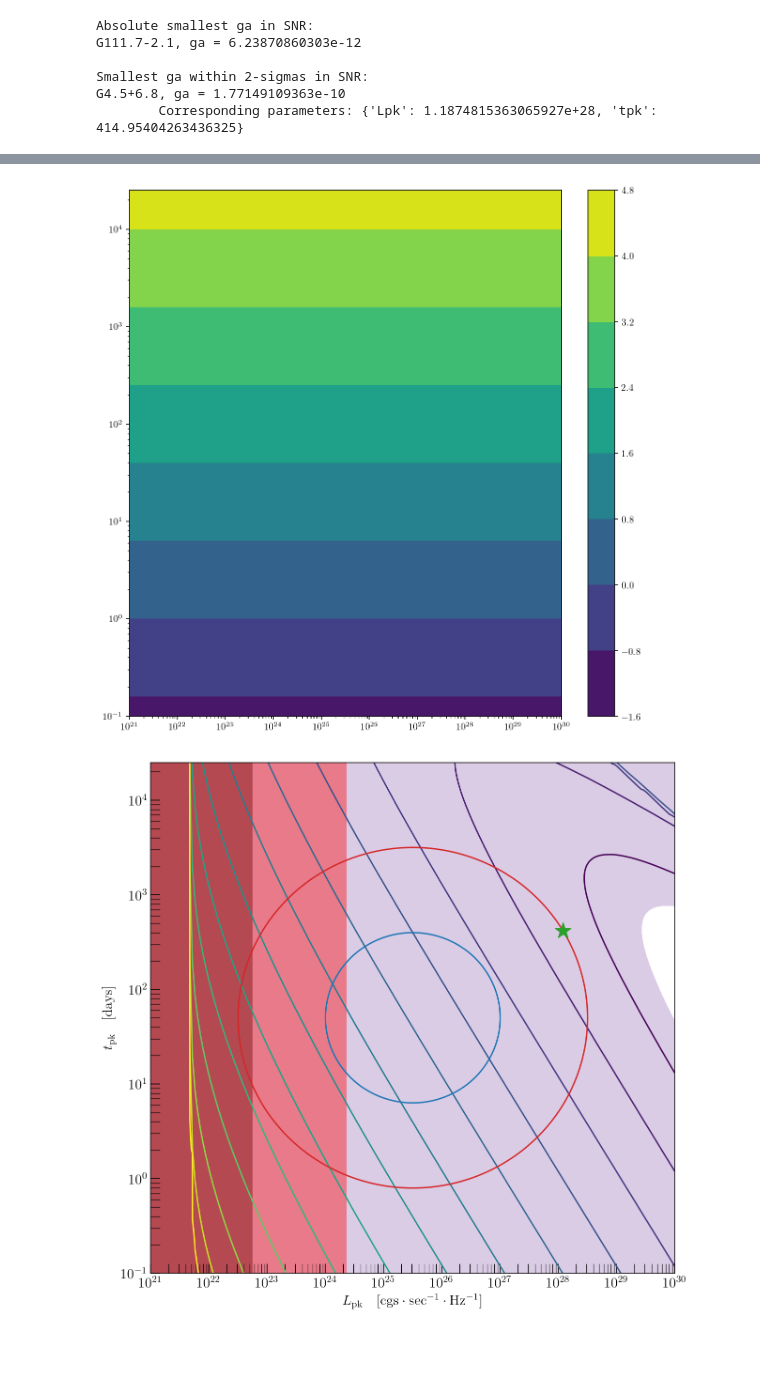
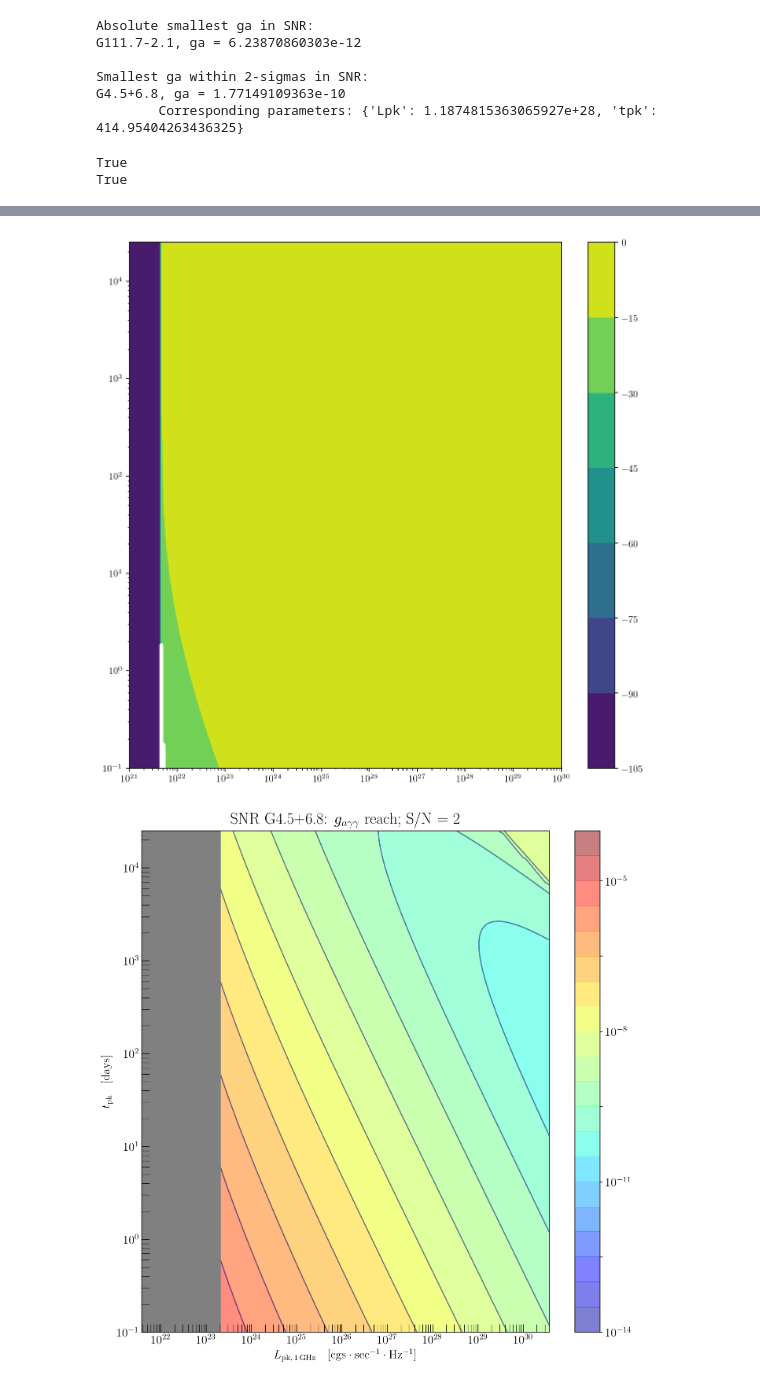
Before and after one commit to ManuelBuenAbad/snr_ghosts, a Jupyter notebook: workspace_notebooks/ws-8_param_space.ipynb, the cells around one changed output, grey strips where cells are left out. Saved outputs shown, nothing was run; the diff lists cells and outputs as text; code cells hidden in the pictures; blank space fills up the shorter version.

Commit message:
improved plots

```diff
--- a/workspace_notebooks/ws-8_param_space.ipynb
+++ b/workspace_notebooks/ws-8_param_space.ipynb
@@ -137,5 +141,16 @@ G111.7-2.1, ga = 6.23870860303e-12
 Smallest ga within 2-sigmas in SNR:
 G4.5+6.8, ga = 1.77149109363e-10
         Corresponding parameters: {'Lpk': 1.1874815363065927e+28, 'tpk': 414.95404263436325}
+# %%
+sorted_keys = sorted(min_ga, key=min_ga.__getitem__)
+sorted_sigs_keys = sorted(min_ga, key=min_ga_sigs.__getitem__)
+
+# [min_ga_sigs[key] for key in sorted_sigs_keys]
+# %%
+print(sorted_sigs_keys[0] == min_sigs_key)
+print(sorted_keys[0] == min_key)
+# %% [output]
+True
+True
 # %%
 # Exploring results:
@@ -214,12 +231,12 @@ t_trans=4.1e+00, t_age=5.9e-02, tpk=1.4e-01
   'signal_power': 3.8180682138204826e-27})
 # %%
 # Selecting a SNR to explore:
-name = min_sigs_key
+name = sorted_sigs_keys[0]
 snr = gr.snrs_cut[name]
 
-sn_Gr, echo_Gr, time_Gr =  gr.load_green_results(min_sigs_key, r=r, tex=tex, nuB=nuB)
+sn_Gr, echo_Gr, time_Gr =  gr.load_green_results(name, r=r, tex=tex, nuB=nuB)
 
-_, ga_Gr, _, _, no_Gr = gr.snr_reach(min_sigs_key,
+_, ga_Gr, _, _, no_Gr = gr.snr_reach(name,
                                      r=r,
                                      nuB=nuB,
                                      tex=tex,
@@ -237,9 +254,9 @@ rcParams['figure.figsize'] = (10, 10)
 fig, ax = plt.subplots()
 
 # contours for best possible ga
-cs = ax.contourf(gr.pre_Lpk_arr, gr.pre_tpk_arr, log10(gr.pre_tpk_Gr))
+# cs = ax.contourf(gr.pre_Lpk_arr, gr.pre_tpk_arr, log10(gr.pre_tpk_Gr))
 # cs = ax.contourf(gr.pre_Lpk_arr, gr.pre_tpk_arr, log10(sn_Gr))
-# cs = ax.contourf(gr.pre_Lpk_arr, gr.pre_tpk_arr, log10(echo_Gr))
+cs = ax.contourf(gr.pre_Lpk_arr, gr.pre_tpk_arr, log10(echo_Gr))
 # cs = ax.contourf(gr.pre_Lpk_arr, gr.pre_tpk_arr, log10(time_Gr))
 # cs = ax.contourf(gr.pre_Lpk_arr, gr.pre_tpk_arr, short_age)
 
@@ -247,39 +264,50 @@ fig.colorbar(cs)
 
 plt.xscale("log"),plt.yscale("log");
 # %% [output]
-[figure, old version]
+[figure, new version]
 # %%
 # figure properties
 title_sz = 20.
 label_sz = 15.
 legend_sz = 15.
 rcParams['figure.figsize'] = (10, 10)
 
 fig, ax = plt.subplots()
 
-ga_lvls = np.arange(-14., -3.5, 0.5) # axion photon coupling levels
+ga_lvls = 10**np.arange(-14., -3.5, 0.5) # axion photon coupling levels
 from_Bieten_to_pivot = (nu_pivot/nuB)**-snr.alpha
 
+tpk_arr = np.copy(gr.pre_tpk_arr)
+new_Lpk_arr = np.copy(gr.pre_Lpk_arr)*from_Bieten_to_pivot # to plot w/ Lpk @ 1GHz
+
 # contours for best possible ga
-ax.contour(gr.pre_Lpk_arr, gr.pre_tpk_arr, log10(ga_Gr), levels=ga_lvls)
+cs = ax.contourf(new_Lpk_arr, tpk_arr, ga_Gr, cmap="jet", levels=ga_lvls, alpha=0.5, zorder=-2, locator=ticker.LogLocator())
+ax.contour(new_Lpk_arr, tpk_arr, ga_Gr, cmap="jet", levels=ga_lvls, alpha=0.5, zorder=-2)
+ax.contourf(new_Lpk_arr, tpk_arr, no_Gr, levels=[0.9999, 1.0001], colors=['grey'], alpha=1., zorder=-1)
 
-ax.scatter(pars_sigs[name]['Lpk'], pars_sigs[name]['tpk'], s=300., zorder=10., marker='*', color="C2")
+cbar = fig.colorbar(cs)
+cbar.ax.tick_params(labelsize=label_sz)
 
-ax.contourf(gr.pre_Lpk_arr, gr.pre_tpk_arr, log10(ga_Gr), levels=[log10(ga_cast), 100.], colors=['indigo'], alpha=0.2, zorder=-1)
+# exploration plots:
+# ax.scatter(pars_sigs[name]['Lpk']*from_Bieten_to_pivot, pars_sigs[name]['tpk'], s=300., zorder=10., marker='*', color="C2")
+# ax.contourf(new_Lpk_arr, tpk_arr, log10(ga_Gr), levels=[log10(ga_cast), 100.], colors=['indigo'], alpha=0.2, zorder=-1)
+# ax.contourf(new_Lpk_arr, tpk_arr, no_Gr, levels=[0.9999, 1.0001], colors=['k'], alpha=0.4, zorder=-1)
+# ax.contourf(new_Lpk_arr, tpk_arr, short_age, levels=[0.9999, 1.0001], colors=['r'], alpha=0.4, zorder=-1)
+# ax.contour(new_Lpk_arr, tpk_arr, gr.sigs_Gr, levels=[1., 2.], colors=['C0', 'C3'], linestyles=['-', '-'])
 
-ax.contourf(gr.pre_Lpk_arr, gr.pre_tpk_arr, no_Gr, levels=[0.9999, 1.0001], colors=['k'], alpha=0.4, zorder=-1)
-
-ax.contourf(gr.pre_Lpk_arr, gr.pre_tpk_arr, short_age, levels=[0.9999, 1.0001], colors=['r'], alpha=0.4, zorder=-1)
-
-ax.contour(gr.pre_Lpk_arr, gr.pre_tpk_arr, gr.sigs_Gr, levels=[1., 2.], colors=['C0', 'C3'], linestyles=['-', '-'])
-
-plt.xscale("log"),plt.yscale("log");
+ax.set_title("SNR "+name+r": $g_{a\gamma\gamma}$ reach; S/N = "+str(int(sn_th)), fontsize=title_sz)
 ax.set_ylabel(r"$t_{\rm pk}\quad[\mathrm{days}]$", fontsize=label_sz);
-ax.set_xlabel(r"$L_{\rm pk}\quad[\mathrm{cgs \cdot sec^{-1} \cdot Hz^{-1}}]$", fontsize=label_sz);
+ax.set_xlabel(r"$L_{\rm pk, \, 1\,GHz}\quad[\mathrm{cgs \cdot sec^{-1} \cdot Hz^{-1}}]$", fontsize=label_sz);
 ax.set_xscale("log");ax.set_yscale("log");
 ax.tick_params("both", which="both", labelsize=label_sz, direction="in", length=10.)
+
+folder = "./plots/"
+filename = name+"_r-{}_1GHz.pdf".format(int(r))
+
+plt.tight_layout()
+plt.savefig(folder+filename, bbox_inches="tight")
 # %% [output]
-[figure, old version]
+[figure, new version]
 # %%
 # ma-ga
 Lpk = pars_sigs[name]['Lpk']*from_Bieten_to_pivot
```
Also changed, not shown: parts of 2 cells of this notebook, 1 other file.
